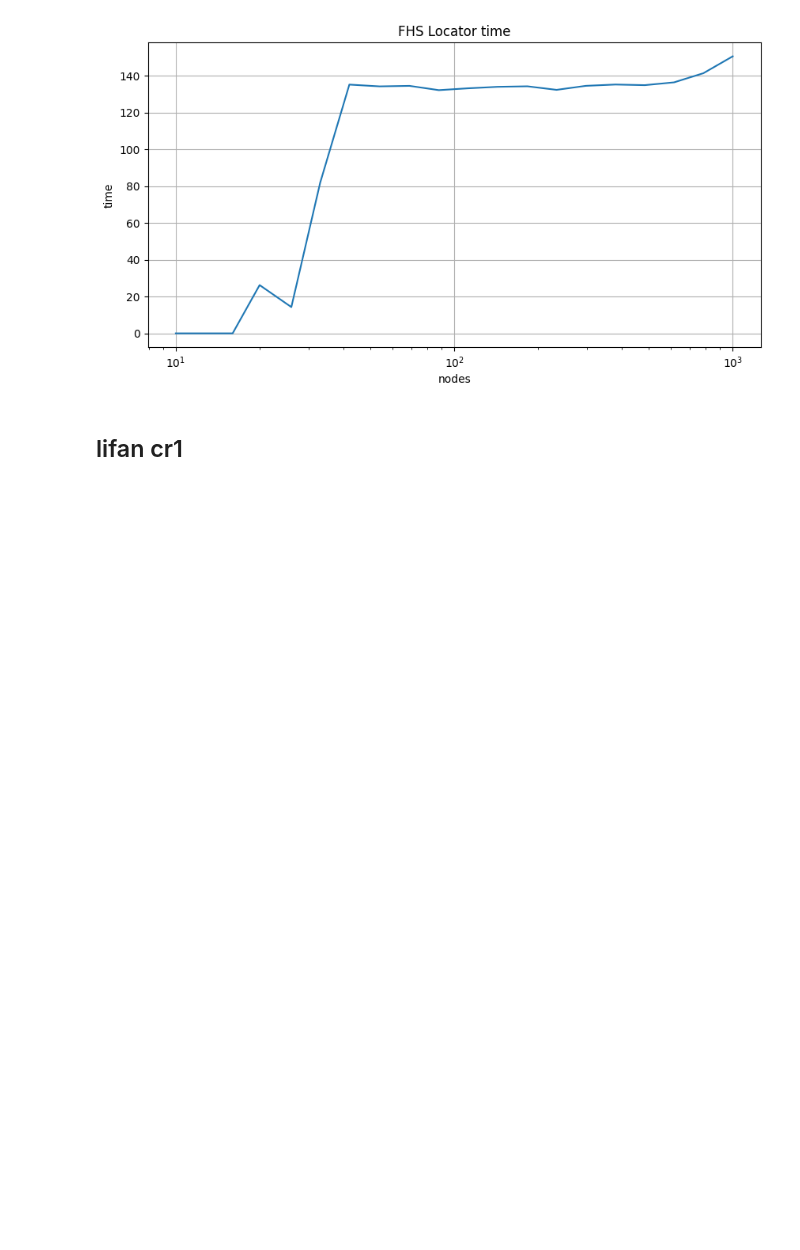
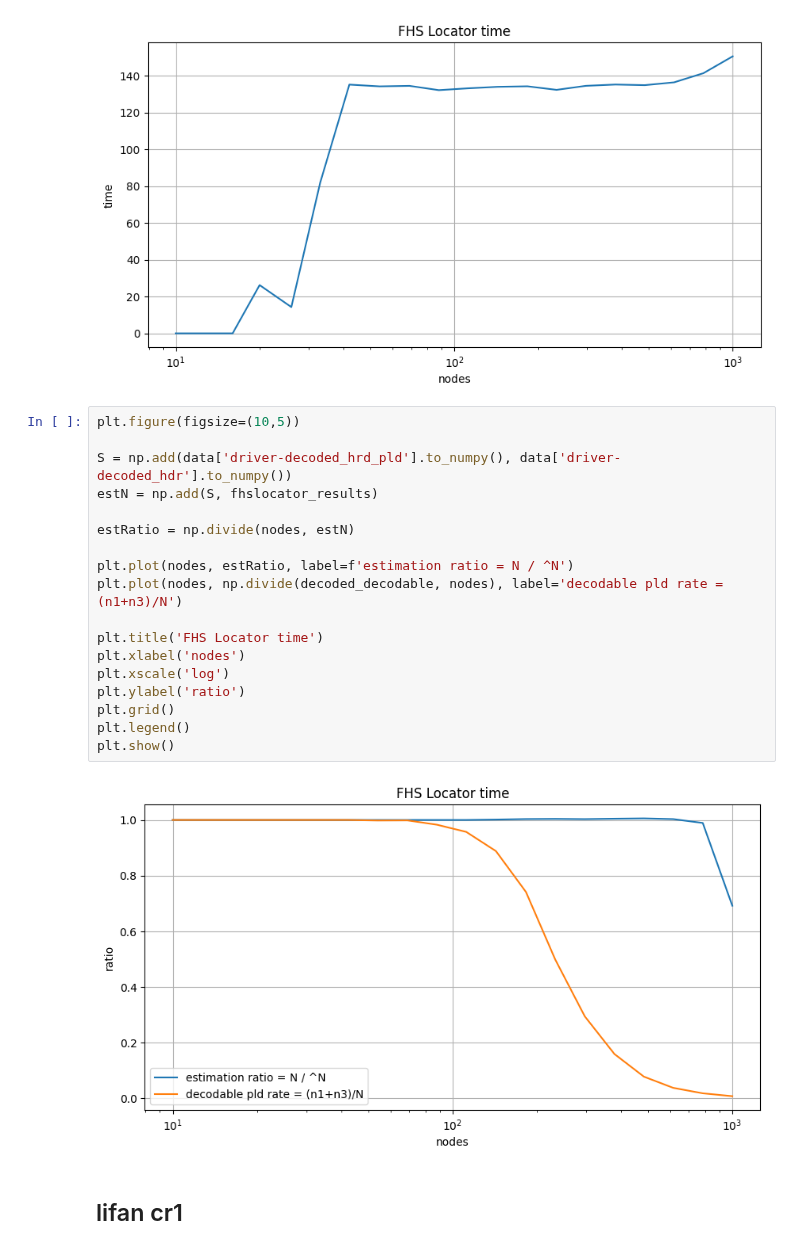
Before and after one commit to diegomm6/lr-fhss_seq-families, a Jupyter notebook: predecode.ipynb, the cells around one changed output. Cells and saved outputs as stored; diff of their text form; blank space fills up the shorter version.

Commit message:
added results

```diff
--- a/predecode.ipynb
+++ b/predecode.ipynb
@@ -91,6 +111,26 @@ plt.grid()
 plt.show()
 # %% [output]
 [figure]
+# %%
+plt.figure(figsize=(10,5))
+
+S = np.add(data['driver-decoded_hrd_pld'].to_numpy(), data['driver-decoded_hdr'].to_numpy())
+estN = np.add(S, fhslocator_results)
+
+estRatio = np.divide(nodes, estN)
+
+plt.plot(nodes, estRatio, label=f'estimation ratio = N / ^N')
+plt.plot(nodes, np.divide(decoded_decodable, nodes), label='decodable pld rate = (n1+n3)/N')
+
+plt.title('FHS Locator time')
+plt.xlabel('nodes')
+plt.xscale('log')
+plt.ylabel('ratio')
+plt.grid()
+plt.legend()
+plt.show()
+# %% [output]
+[figure, added]
 # %% [markdown]
 ## lifan cr1
 # %%
```
Also changed, not shown: parts of 4 cells of this notebook, 2 other files.
